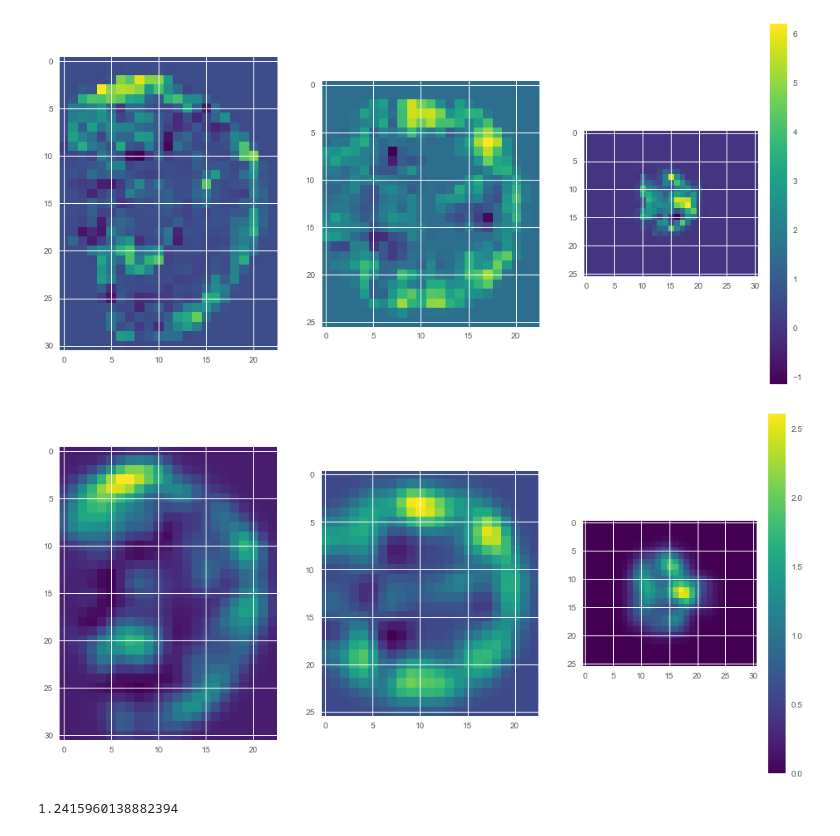
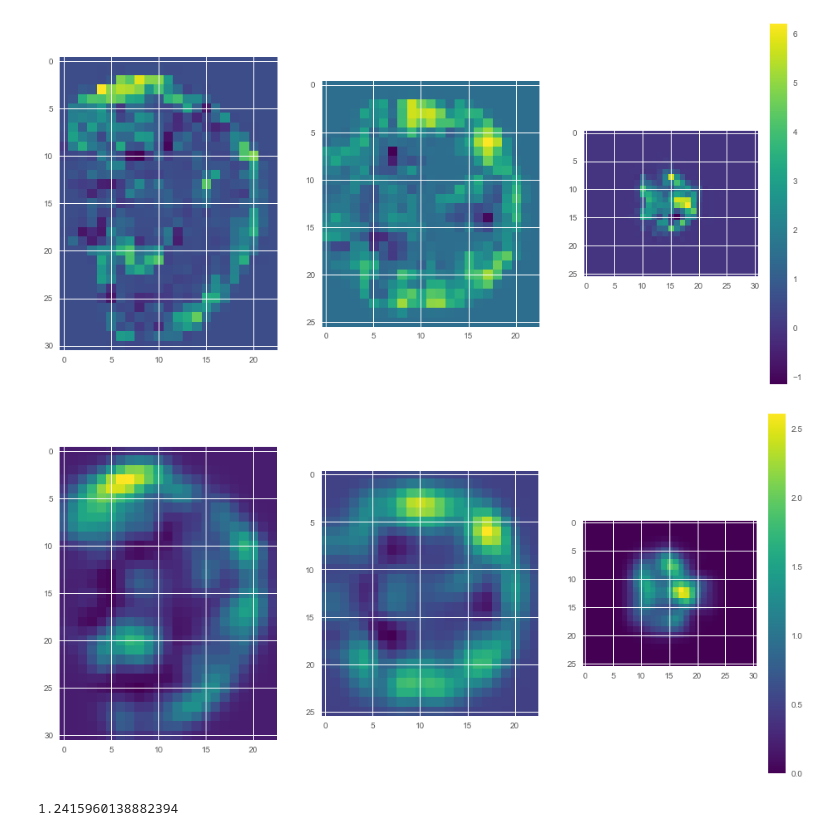
Before and after one commit to WesleyyC/fMRI-classification, a Jupyter notebook: data_preprocess_analyze/Data_Analyze_Wes.ipynb, the cells around one changed output. Drawn from its saved outputs; the diff is of its cells as text; code cells hidden in the pictures.

```diff
--- a/data_preprocess_analyze/Data_Analyze_Wes.ipynb
+++ b/data_preprocess_analyze/Data_Analyze_Wes.ipynb
@@ -82,31 +97,29 @@ normalized_train_X = normalized_data(train_X)
 # %%
 def plot_shape(image, dimension_0, dimension_1, dimension_2):
 
     plt.figure(figsize=(16,8))
 
     cmap = 'viridis'
 
     plt.subplot(1, 3, 1)
     plt.imshow(image[dimension_0,:,:],cmap=cmap)
 
     plt.subplot(1, 3, 2)
     plt.imshow(image[:,dimension_1,:],cmap=cmap)
 
     plt.subplot(1, 3, 3)
     plt.imshow(image[:,:,dimension_2],cmap=cmap)
 
     plt.colorbar()
 
     plt.show()
 
 sample_no = 100
 dimension_0 = 10
-dimension_1 = 11
+dimension_1 = 12
 dimension_2 = 20
 
 image = normalized_train_X[sample_no]
 plot_shape(image, dimension_0, dimension_1, dimension_2)
-np.percentile(image.flatten(),90)
 # %% [output]
-[figure, old version]
+[figure, new version]
-1.2415960138882394
@@ -139,0 +126,7 @@ train_binary_Y[1]
+# %%
+sample_no = 100
+
+image = normalized_train_X[sample_no]
+np.percentile(image.flatten(),90)
+# %% [output]
+1.2415960138882394
```
Also changed, not shown: parts of 15 cells of this notebook, 4 other files.
